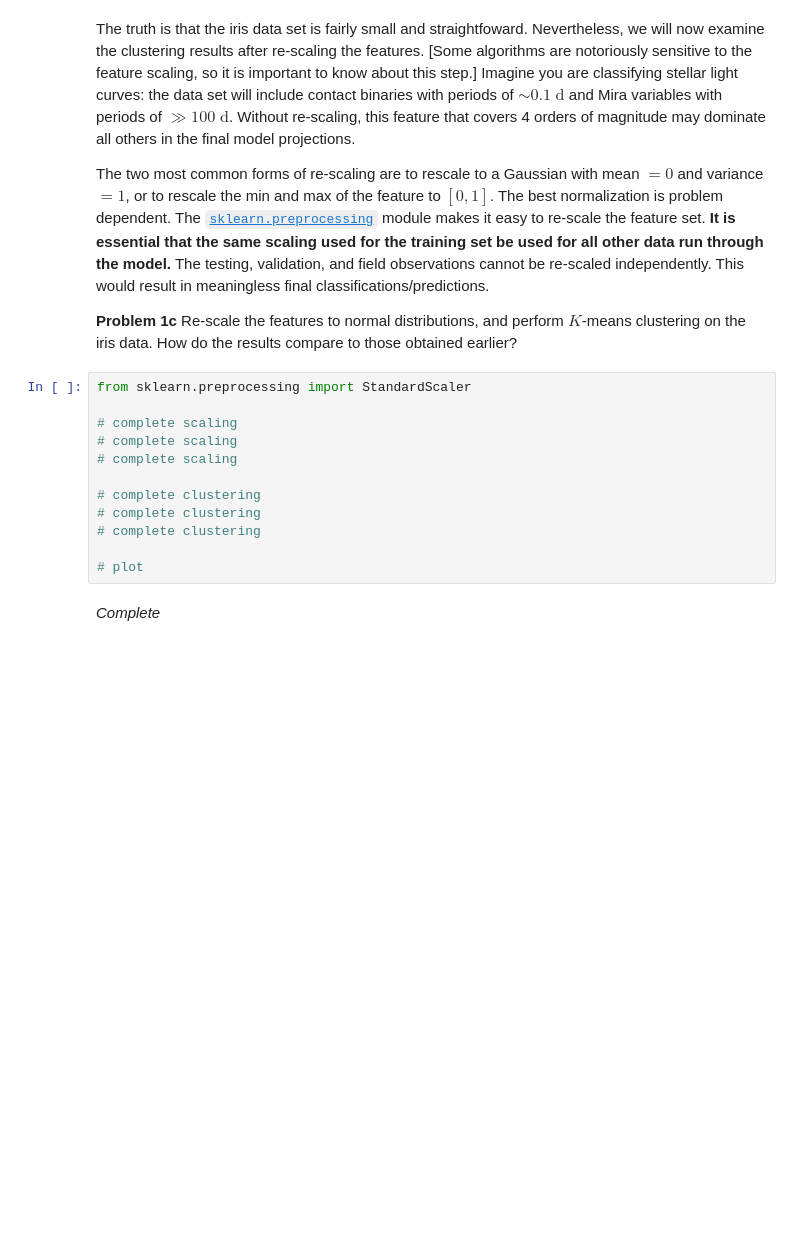
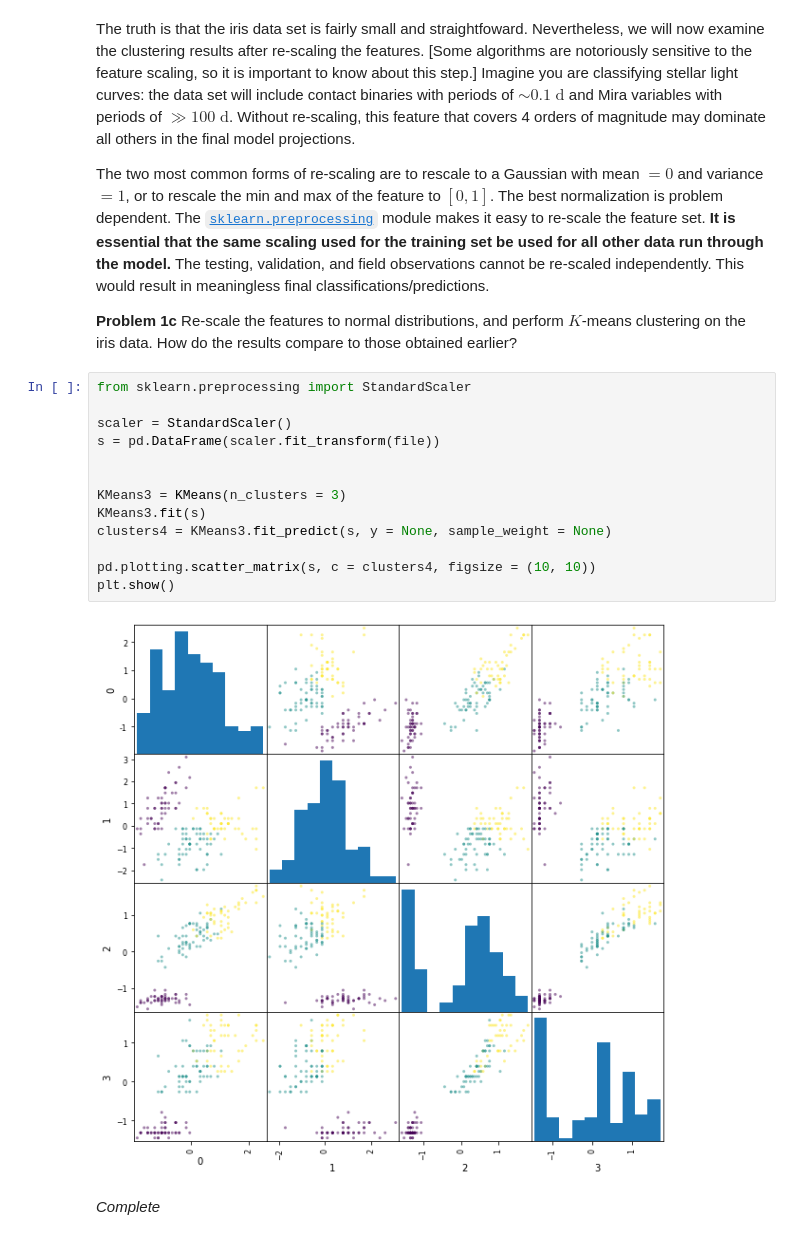
Before and after one commit to ASTR154/clustering, a Jupyter notebook: clustering.ipynb, the cells around one changed output. Saved outputs shown, nothing was run; the diff lists cells and outputs as text; blank space fills up the shorter version.

```diff
--- a/clustering.ipynb
+++ b/clustering.ipynb
@@ -42,18 +99,21 @@ The truth is that the iris data set is fairly small and straightfoward. Neverthe
 The two most common forms of re-scaling are to rescale to a Gaussian with mean $= 0$ and variance $= 1$, or to rescale the min and max of the feature to $[0, 1]$. The best normalization is problem dependent. The [`sklearn.preprocessing`](http://scikit-learn.org/stable/modules/classes.html#module-sklearn.preprocessing) module makes it easy to re-scale the feature set. **It is essential that the same scaling used for the training set be used for all other data run through the model.** The testing, validation, and field observations cannot be re-scaled independently. This would result in meaningless final classifications/predictions.
 
 **Problem 1c** Re-scale the features to normal distributions, and perform $K$-means clustering on the iris data. How do the results compare to those obtained earlier?
-# %%
-from sklearn.preprocessing import StandardScaler
-
-# complete scaling
-# complete scaling
-# complete scaling
-
-# complete clustering
-# complete clustering
-# complete clustering
-
-# plot
+# %%
+from sklearn.preprocessing import StandardScaler
+
+scaler = StandardScaler()
+s = pd.DataFrame(scaler.fit_transform(file))
+
+
+KMeans3 = KMeans(n_clusters = 3)
+KMeans3.fit(s)
+clusters4 = KMeans3.fit_predict(s, y = None, sample_weight = None)
+
+pd.plotting.scatter_matrix(s, c = clusters4, figsize = (10, 10))
+plt.show()
+# %% [output]
+[figure, added]
 # %% [markdown]
 *Complete*
 # %% [markdown]
```
Also changed, not shown: parts of 9 cells of this notebook.
